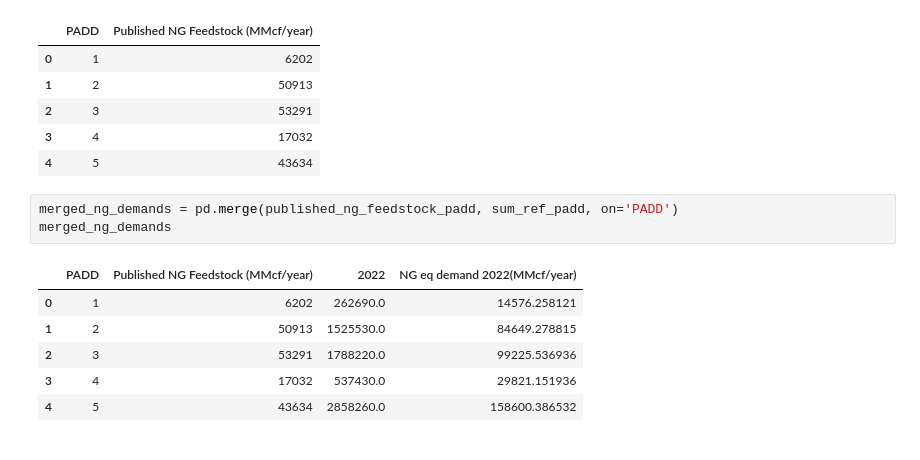
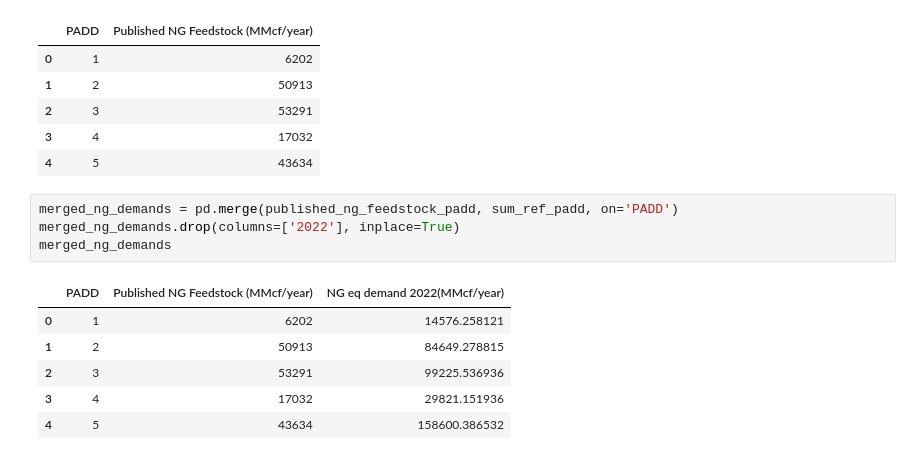
Before and after one commit to mgarrouste/SMR_deployment, a Jupyter notebook: code/input_data/prep_eia_refinery_data_check_ng_to_h2.ipynb, the cells around one changed output. Cells and saved outputs as stored; diff of their text form.

```diff
--- a/code/input_data/prep_eia_refinery_data_check_ng_to_h2.ipynb
+++ b/code/input_data/prep_eia_refinery_data_check_ng_to_h2.ipynb
@@ -104,11 +101,12 @@ published_ng_feedstock_padd
 | 4 | 5 | 43634 |
 # %%
 merged_ng_demands = pd.merge(published_ng_feedstock_padd, sum_ref_padd, on='PADD')
+merged_ng_demands.drop(columns=['2022'], inplace=True)
 merged_ng_demands
 # %% [output]
-|  | PADD | Published NG Feedstock (MMcf/year) | 2022 | NG eq demand 2022(MMcf/year) |
-| 0 | 1 | 6202 | 262690.0 | 14576.258121 |
-| 1 | 2 | 50913 | 1525530.0 | 84649.278815 |
-| 2 | 3 | 53291 | 1788220.0 | 99225.536936 |
-| 3 | 4 | 17032 | 537430.0 | 29821.151936 |
-| 4 | 5 | 43634 | 2858260.0 | 158600.386532 |
+|  | PADD | Published NG Feedstock (MMcf/year) | NG eq demand 2022(MMcf/year) |
+| 0 | 1 | 6202 | 14576.258121 |
+| 1 | 2 | 50913 | 84649.278815 |
+| 2 | 3 | 53291 | 99225.536936 |
+| 3 | 4 | 17032 | 29821.151936 |
+| 4 | 5 | 43634 | 158600.386532 |
```
Also changed, not shown: parts of 5 cells of this notebook, 1 other file.
